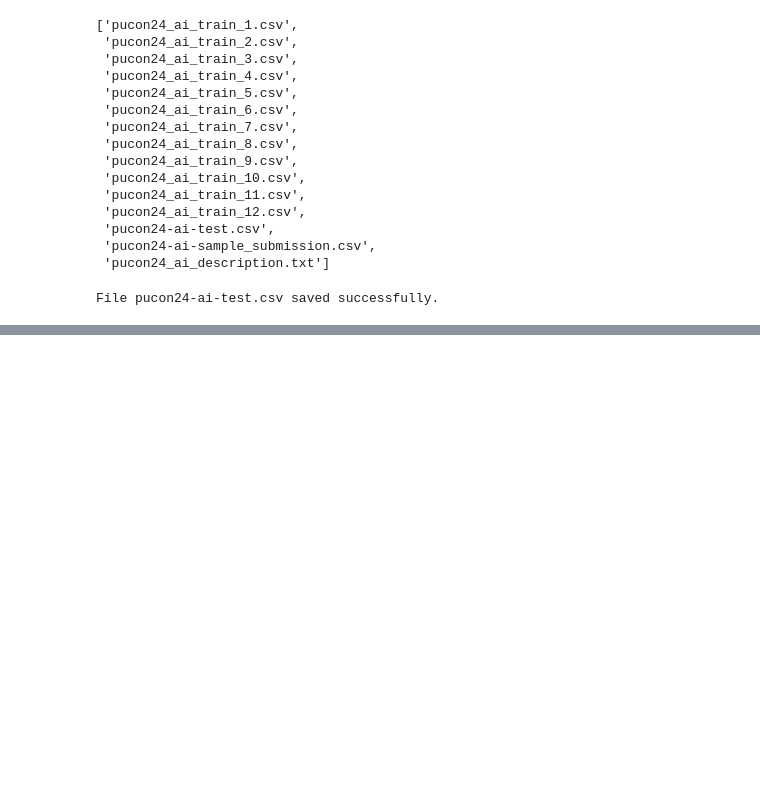
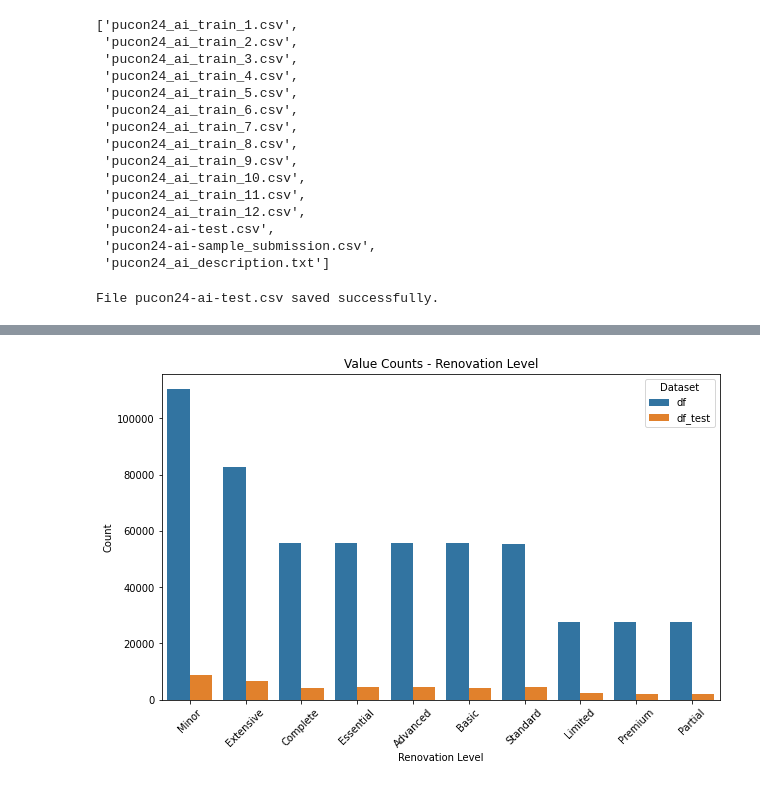
Before and after one commit to Muhammad-Sheraz-ds/AI-Property-Profit-Maximizer, a Jupyter notebook: Optimizing_Profits.ipynb, the cells around one changed output, grey strips where cells are left out. Saved outputs shown, nothing was run; the diff lists cells and outputs as text; code cells hidden in the pictures; blank space fills up the shorter version.

Commit message:
Data PreProcessing

```diff
--- a/Optimizing_Profits.ipynb
+++ b/Optimizing_Profits.ipynb
@@ -152,0 +198,6 @@ df.to_csv('./Dataset/training.csv')
+# %%
+df['Date'] = pd.to_datetime(df['Date'])
+df['month'] = df['Date'].dt.month
+df['day'] = df['Date'].dt.day
+df.drop(columns=['Date'],inplace=True)
+df.head()
@@ -152,0 +211,7 @@ df.to_csv('./Dataset/training.csv')
+# %%
+df_test['Date'] = pd.to_datetime(df_test['Date'])
+
+df_test['month'] = df_test['Date'].dt.month
+df_test['day'] = df_test['Date'].dt.day
+df_test.drop(columns=['Date'],inplace=True)
+df_test.head()
@@ -152,0 +247,4 @@ df.to_csv('./Dataset/training.csv')
+# %%
+df['crime_rate'] = np.where(df['crime_rate']=='Not Provided',np.nan,df['crime_rate'])
+df['crime_rate'] = df['crime_rate'].astype(float)
+df.info()
@@ -152,0 +269,6 @@ df.to_csv('./Dataset/training.csv')
+# %%
+df_test['crime_rate'] = np.where(df_test['crime_rate'] == 'Not Provided', np.nan, df_test['crime_rate'])
+
+df_test['crime_rate'] = df_test['crime_rate'].astype(float)
+
+df_test.info()
@@ -152,0 +321,20 @@ df.to_csv('./Dataset/training.csv')
+# %%
+import seaborn as sns
+import matplotlib.pyplot as plt
+
+combined_df = pd.concat([df['renovation_level'].value_counts().rename('df'),
+                         df_test['renovation_level'].value_counts().rename('df_test')],
+                        axis=1)
+
+melted_df = pd.melt(combined_df.reset_index(), id_vars='index', var_name='Dataset', value_name='Count')
+
+# Plot using Seaborn
+plt.figure(figsize=(10, 6))
+sns.barplot(x='index', y='Count', hue='Dataset', data=melted_df)
+plt.title('Value Counts - Renovation Level')
+plt.xlabel('Renovation Level')
+plt.ylabel('Count')
+plt.xticks(rotation=45)
+plt.show()
+# %% [output]
+[figure, added]
```
Also changed, not shown: parts of 68 cells of this notebook.
